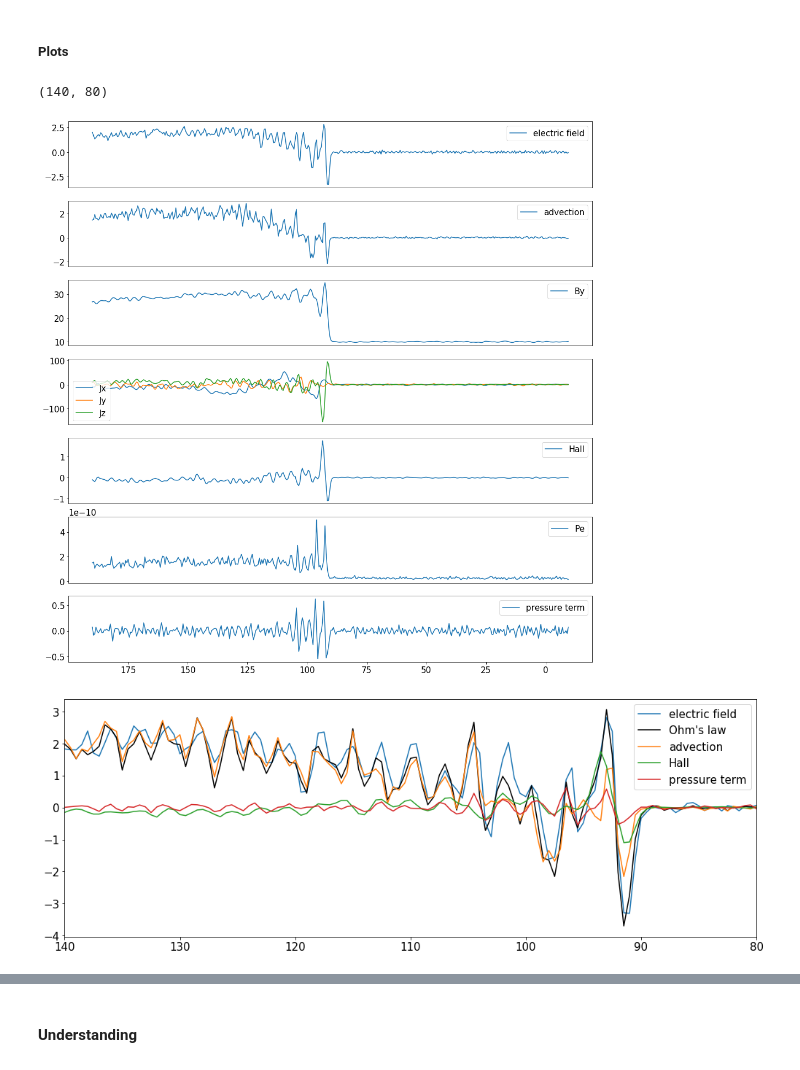
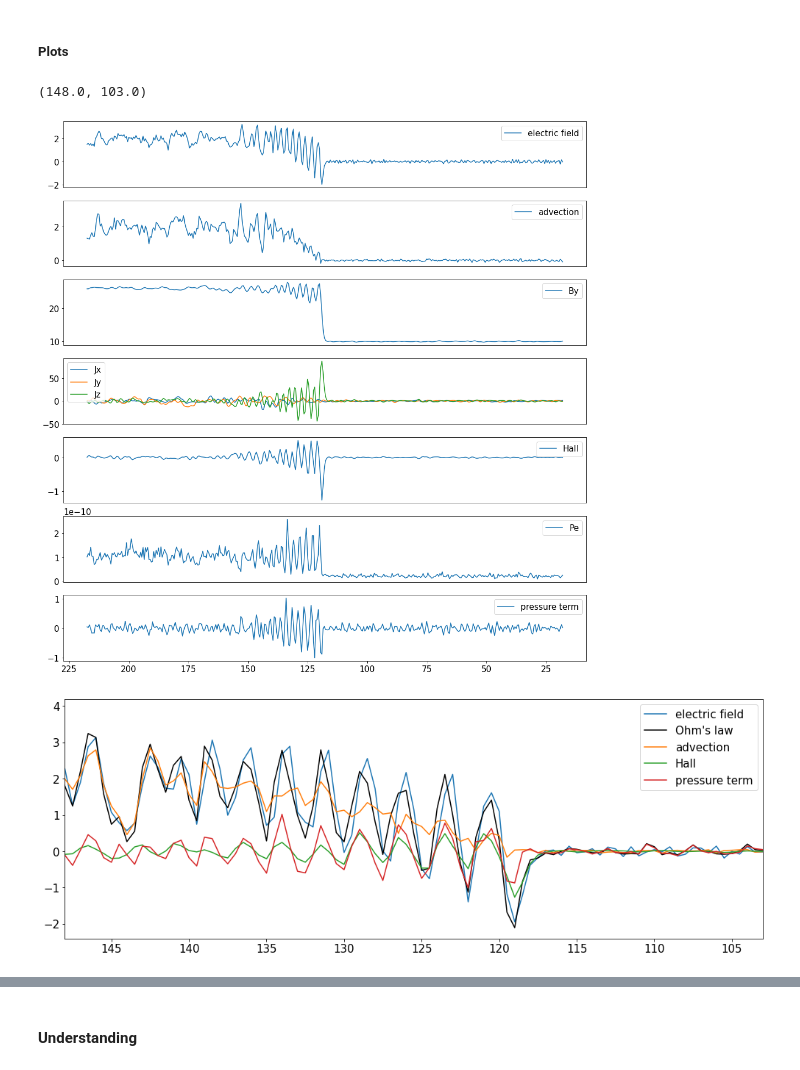
Before and after one commit to cmoissar/Jupyter-Notebooks, a Jupyter notebook: workpad.ipynb, the cells around one changed output, grey strips where cells are left out. Saved outputs shown, nothing was run; the diff lists cells and outputs as text; code cells hidden in the pictures.

```diff
--- a/workpad.ipynb
+++ b/workpad.ipynb
@@ -94,9 +109,9 @@ Cluster = 'Zoidberg'
 Cluster = 'Curie'
 Cluster = 'Occ'
 #run_name = '20_05_18_event_only'
-run_name = '21_07_02_event_only_uz_and_p3'
+run_name = '21_07_06_event_only_uz_and_p3_without_cloud_dx=0.5'
 
-time = 210
+time = 225
 time = '%05d' % time    # Change the time to string format, needed by functions
 
 filepath = '../' + Cluster + '/' + run_name + '/ncfiles/'
@@ -335,7 +341,7 @@ def smooth(A):
 # %% [markdown]
 ##### Move to the Hoffmann-Teller frame
 # %%
-shock_position = 90.5 #Ugly hard code
+shock_position = 118 #Ugly hard code
 i_shock_position = np.where(x==shock_position)[0][0]
 
 upstream_slice   = slice(i_shock_position-80,i_shock_position-30)
@@ -471,0 +480,11 @@ period_in_di = 3.07
+# %%
+rcParams["figure.figsize"] = [17, 6]
+fig,ax = plt.subplots()
+ax.plot(x[x_slice], smooth(Pe)*1e9, label="Pe")
+plt.legend(loc='upper right')
+plt.ylabel('nPa')
+ax2=ax.twinx()
+ax2.plot(x[x_slice], smooth(By), label='By', color="magenta")
+plt.legend(loc='lower right')
+plt.ylabel('nT')
+plt.xlim([shock_position+30,shock_position-15])
@@ -639,7 +669,9 @@ advection = np.mean(advection, axis=(1,2))
 Hall = j*b/n*MD.cross_product(J, B, slice_=slices)[i] * (1/(qe*N[slices]))
 Hall = np.mean(Hall, axis=(1,2))
 
-pressure = - (np.gradient(Pe)/(cwp*1e3) / (qe*N*n)) [i][x_slice, ny0, nz0]
+vector_Pe = np.sqrt(1/3)*np.array([Pe, Pe, Pe])
+
+pressure = - (MD.gradient(vector_Pe)/(cwp*1e3) / (qe*N*n)) [i][x_slice, ny0, nz0]
 
 Ohm = advection + Hall + pressure
 # %%
@@ -681,37 +715,37 @@ plt.plot(x[x_slice], np.mean(MD.Jy(B, slices), axis=(1,2)), label='Jy')
 plt.plot(x[x_slice], np.mean(MD.Jz(B, slices), axis=(1,2)), label='Jz')
 plt.legend()
 axe.get_xaxis().set_visible(False)
 
 axe = plt.subplot(gs[4], sharex=axe)
 plt.plot(x[x_slice], e*Hall, label='Hall')
 plt.legend()
 axe.get_xaxis().set_visible(False)
 
 axe = plt.subplot(gs[5], sharex=axe)
 plt.plot(x[x_slice], Pe[x_slice, ny0, nz0], label='Pe')
 plt.legend()
 axe.get_xaxis().set_visible(False)
 
 axe = plt.subplot(gs[6], sharex=axe)
 plt.plot(x[x_slice], e*pressure, label='pressure term')
 plt.legend()
 
 plt.gca().invert_xaxis()
 
 rcParams["figure.figsize"] = [17, 6]
 plt.figure()
 plt.plot(x[x_slice], E[i][x_slice, ny0, nz0], label='electric field')
 plt.plot(x[x_slice], e*Ohm, label="Ohm's law", color="black")
 plt.plot(x[x_slice], e*advection, label='advection')
 plt.plot(x[x_slice], e*Hall, label='Hall')
 plt.plot(x[x_slice], e*pressure, label='pressure term')
 plt.legend(loc='upper right')
 
-plt.xlim([140,80])
+plt.xlim([shock_position+30,shock_position-15])
 # %% [output]
-(140, 80)
+(148.0, 103.0)
-[figure, old version]
+[figure, new version]
-[figure, old version]
+[figure, new version]
 # %%
 rcParams["figure.figsize"] = [17, 6]
 fig,ax = plt.subplots()
```
Also changed, not shown: parts of 30 cells of this notebook.
